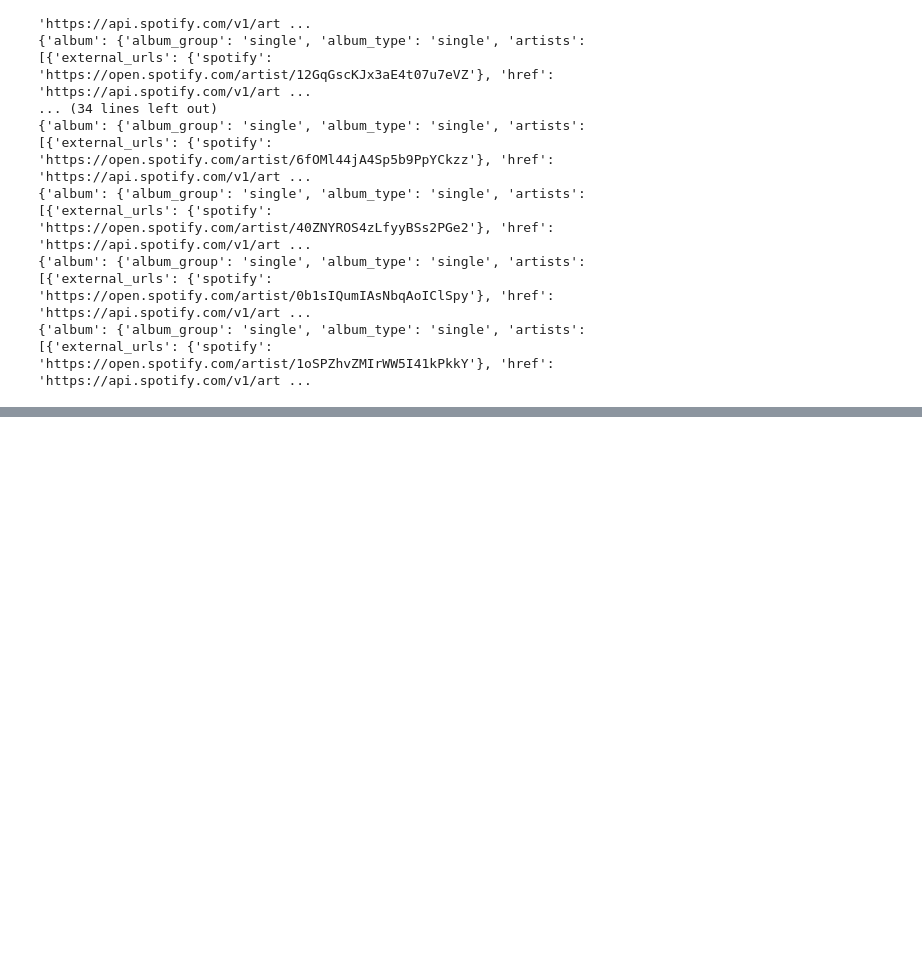
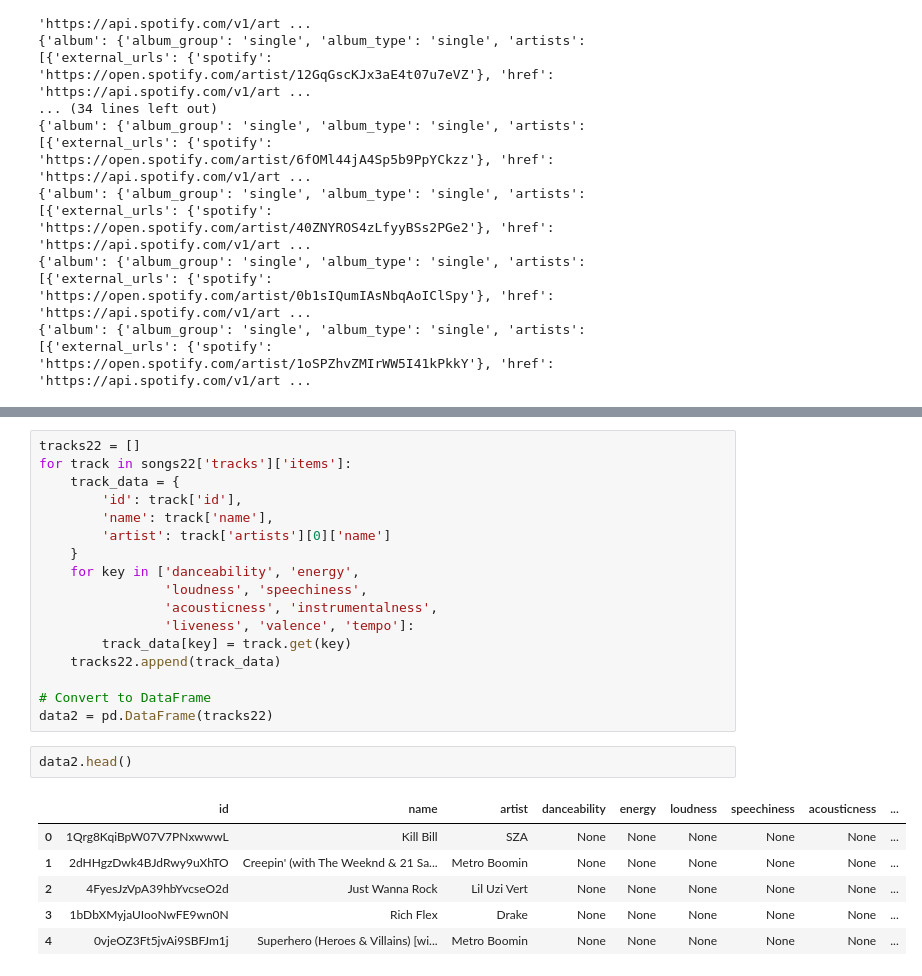
Before and after one commit to nicholasaxl/spotipyanalysis, a Jupyter notebook: spotify.ipynb, the cells around one changed output, grey strips where cells are left out. Cells and saved outputs as stored; diff of their text form; blank space fills up the shorter version.

```diff
--- a/spotify.ipynb
+++ b/spotify.ipynb
@@ -89,0 +81,26 @@ data = pd.DataFrame(tracks23)
+# %%
+tracks22 = []
+for track in songs22['tracks']['items']:
+    track_data = {
+        'id': track['id'],
+        'name': track['name'],
+        'artist': track['artists'][0]['name']
+    }
+    for key in ['danceability', 'energy',
+                'loudness', 'speechiness',
+                'acousticness', 'instrumentalness',
+                'liveness', 'valence', 'tempo']:
+        track_data[key] = track.get(key)
+    tracks22.append(track_data)
+
+# Convert to DataFrame
+data2 = pd.DataFrame(tracks22)
+# %%
+data2.head()
+# %% [output]
+|  | id | name | artist | danceability | energy | loudness | speechiness | acousticness | ... |
+| 0 | 1Qrg8KqiBpW07V7PNxwwwL | Kill Bill | SZA | None | None | None | None | None | ... |
+| 1 | 2dHHgzDwk4BJdRwy9uXhTO | Creepin' (with The Weeknd & 21 Sa... | Metro Boomin | None | None | None | None | None | ... |
+| 2 | 4FyesJzVpA39hbYvcseO2d | Just Wanna Rock | Lil Uzi Vert | None | None | None | None | None | ... |
+| 3 | 1bDbXMyjaUIooNwFE9wn0N | Rich Flex | Drake | None | None | None | None | None | ... |
+| 4 | 0vjeOZ3Ft5jvAi9SBFJm1j | Superhero (Heroes & Villains) [wi... | Metro Boomin | None | None | None | None | None | ... |
```
Also changed, not shown: parts of 3 cells of this notebook.
